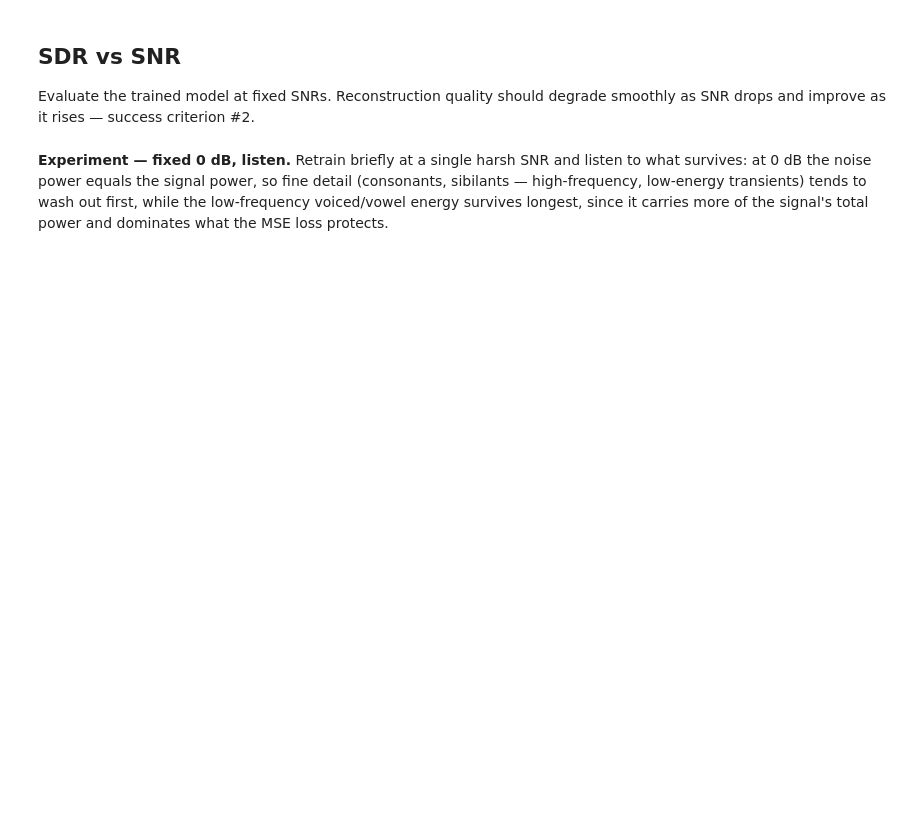
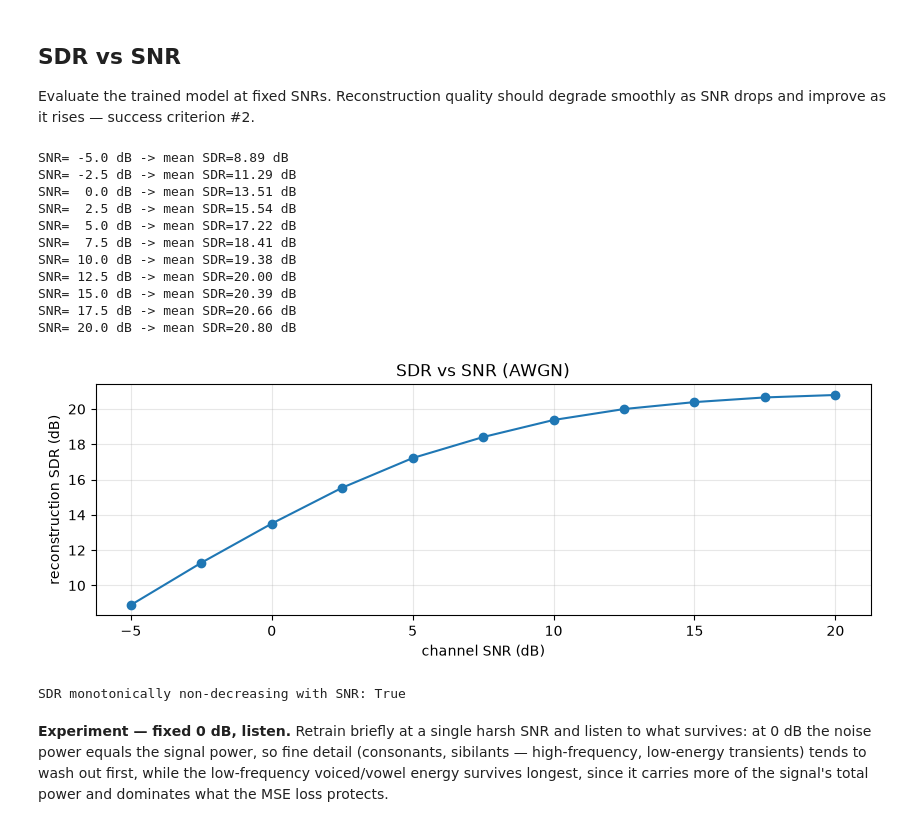
Before and after one commit to prashantrajbista/semantic-communication, a Jupyter notebook: notebooks/03_awgn_power_norm.ipynb, the cells around one changed output. Saved outputs shown, nothing was run; the diff lists cells and outputs as text; code cells hidden in the pictures; blank space fills up the shorter version.

```diff
--- a/notebooks/03_awgn_power_norm.ipynb
+++ b/notebooks/03_awgn_power_norm.ipynb
@@ -128,29 +145,43 @@ plt.show()
 Evaluate the trained model at fixed SNRs. Reconstruction quality should degrade smoothly as SNR drops and improve as it rises — success criterion #2.
 # %%
 model.eval()
-snr_range = list(range(-5, 21, 2.5))
+snr_range = list(np.arange(-5, 21, 2.5))
 mean_sdrs = []
 for snr in snr_range:
     channel.snr_db = snr
     with torch.no_grad():
         x_hat = model(x, channel=channel)
     clip_sdrs = [
         sdr(deframe(x[i, 0].cpu().numpy()), deframe(x_hat[i, 0].cpu().numpy()))
         for i in range(x.shape[0])
     ]
     mean_sdrs.append(np.mean(clip_sdrs))
     print(f"SNR={snr:>5.1f} dB -> mean SDR={mean_sdrs[-1]:.2f} dB")
 
 fig, ax = plt.subplots()
 ax.plot(snr_range, mean_sdrs, marker="o")
 ax.set_xlabel("channel SNR (dB)")
 ax.set_ylabel("reconstruction SDR (dB)")
 ax.set_title("SDR vs SNR (AWGN)")
 ax.grid(alpha=0.3)
 plt.show()
 
 deltas = np.diff(mean_sdrs)
 print("SDR monotonically non-decreasing with SNR:", bool(np.all(deltas > -1.5)))
+# %% [output]
+SNR= -5.0 dB -> mean SDR=8.89 dB
+SNR= -2.5 dB -> mean SDR=11.29 dB
+SNR=  0.0 dB -> mean SDR=13.51 dB
+SNR=  2.5 dB -> mean SDR=15.54 dB
+SNR=  5.0 dB -> mean SDR=17.22 dB
+SNR=  7.5 dB -> mean SDR=18.41 dB
+SNR= 10.0 dB -> mean SDR=19.38 dB
+SNR= 12.5 dB -> mean SDR=20.00 dB
+SNR= 15.0 dB -> mean SDR=20.39 dB
+SNR= 17.5 dB -> mean SDR=20.66 dB
+SNR= 20.0 dB -> mean SDR=20.80 dB
+[figure, added]
+SDR monotonically non-decreasing with SNR: True
 # %% [markdown]
 **Experiment — fixed 0 dB, listen.** Retrain briefly at a single harsh SNR and listen to what survives: at 0 dB the noise power equals the signal power, so fine detail (consonants, sibilants — high-frequency, low-energy transients) tends to wash out first, while the low-frequency voiced/vowel energy survives longest, since it carries more of the signal's total power and dominates what the MSE loss protects.
 # %%
```
Also changed, not shown: parts of 7 cells of this notebook, 3 other files.
